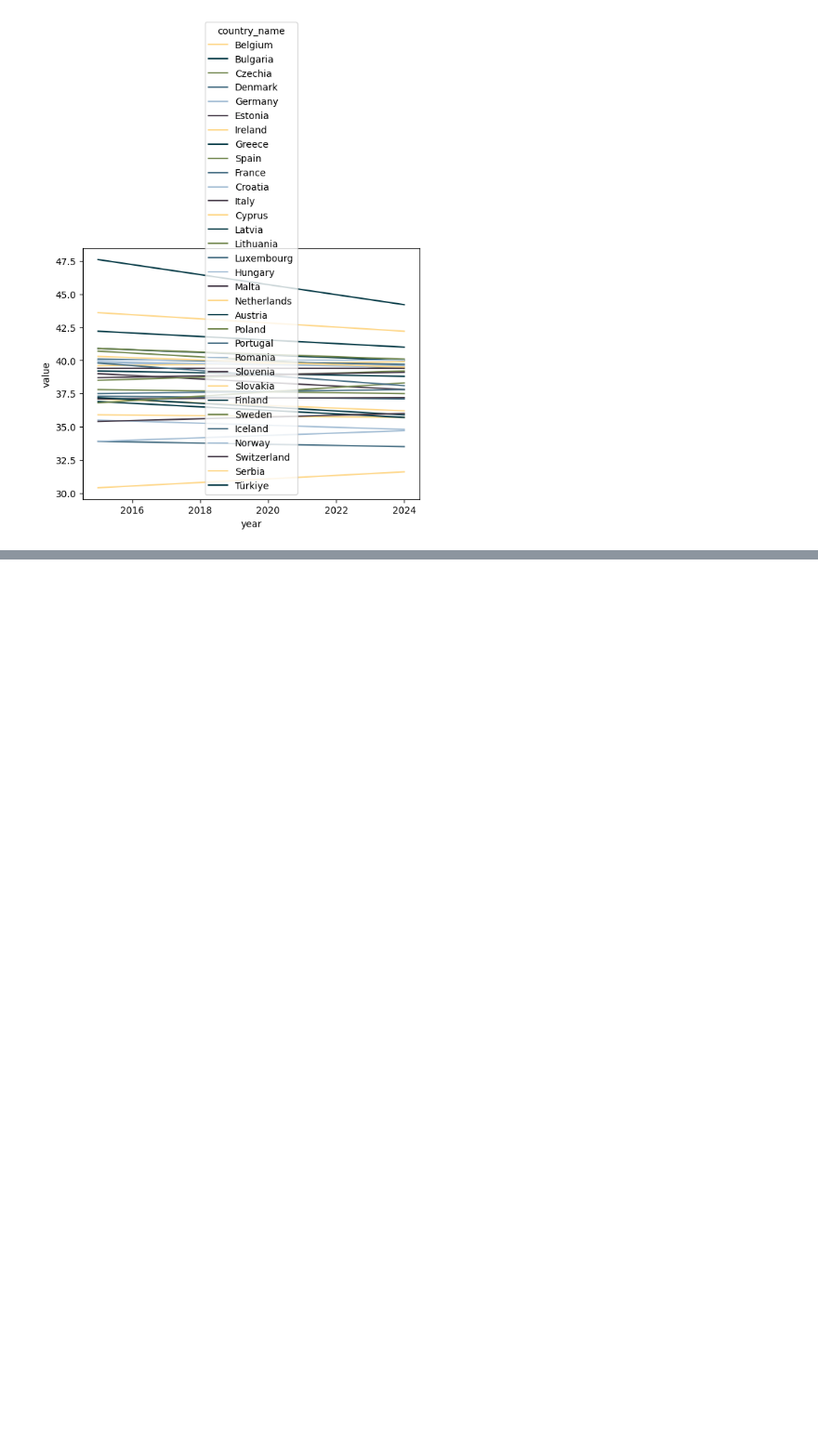
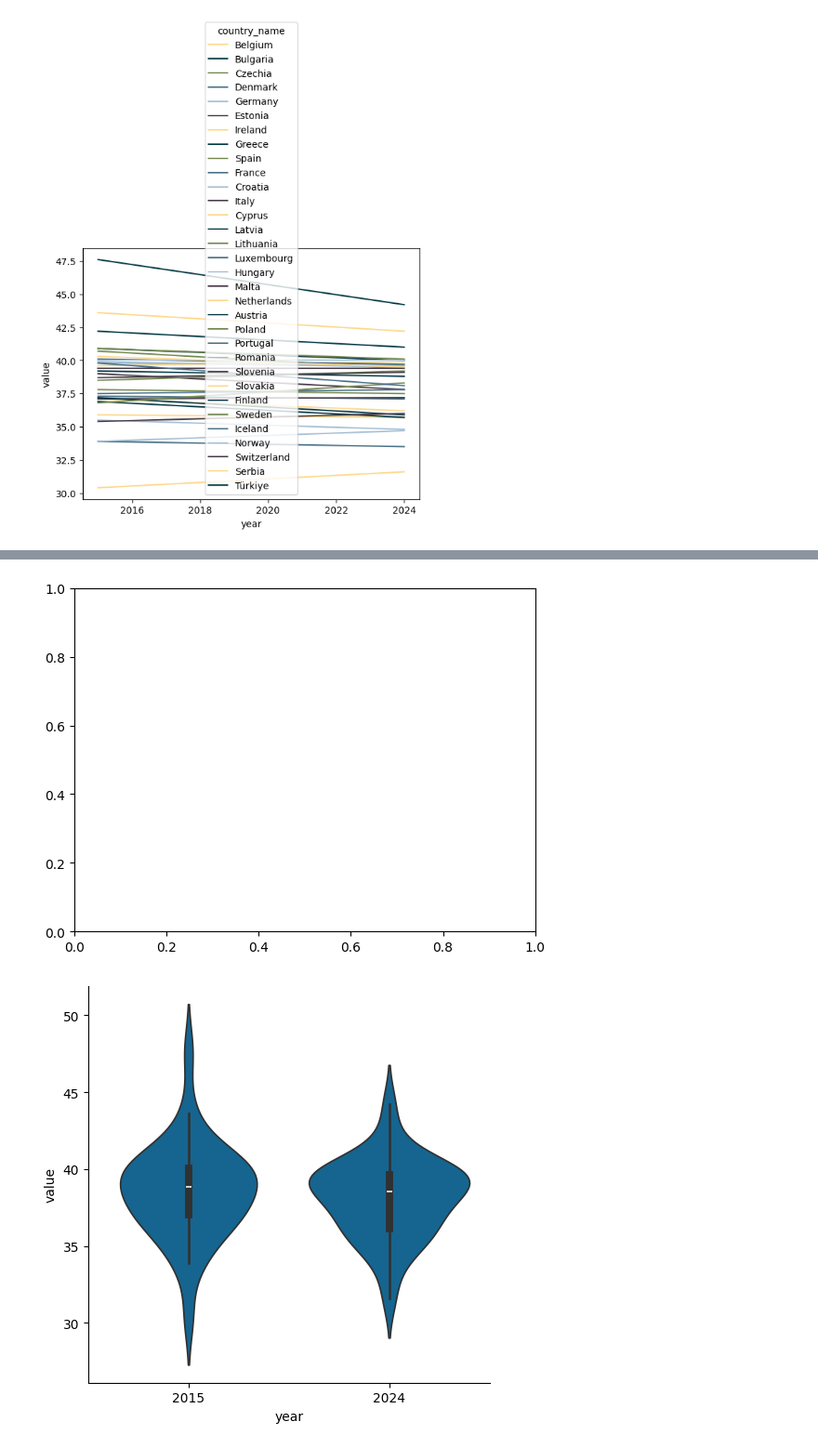
Before and after one commit to tdoan123/data-learning-journey, a Jupyter notebook: Python/Bamboo Weekly/bw_127.ipynb, the cells around one changed output, grey strips where cells are left out. Shown at 93% size. Saved outputs shown, nothing was run; the diff lists cells and outputs as text; code cells hidden in the pictures; blank space fills up the shorter version.

Commit message:
update chart

```diff
--- a/Python/Bamboo Weekly/bw_127.ipynb
+++ b/Python/Bamboo Weekly/bw_127.ipynb
@@ -695,0 +708,11 @@ The palette list has fewer values (6) than needed (32) and will cycle, which may
+# %%
+fig, ax = plt.subplots()
+sns.catplot(
+    x = chart2_data_reform['year'],
+    y = chart2_data_reform['value'],
+    kind = 'violin',
+    ax = ax)
+plt.show()
+# %% [output]
+[figure, added]
+[figure, added]
```
Also changed, not shown: parts of 13 cells of this notebook.
